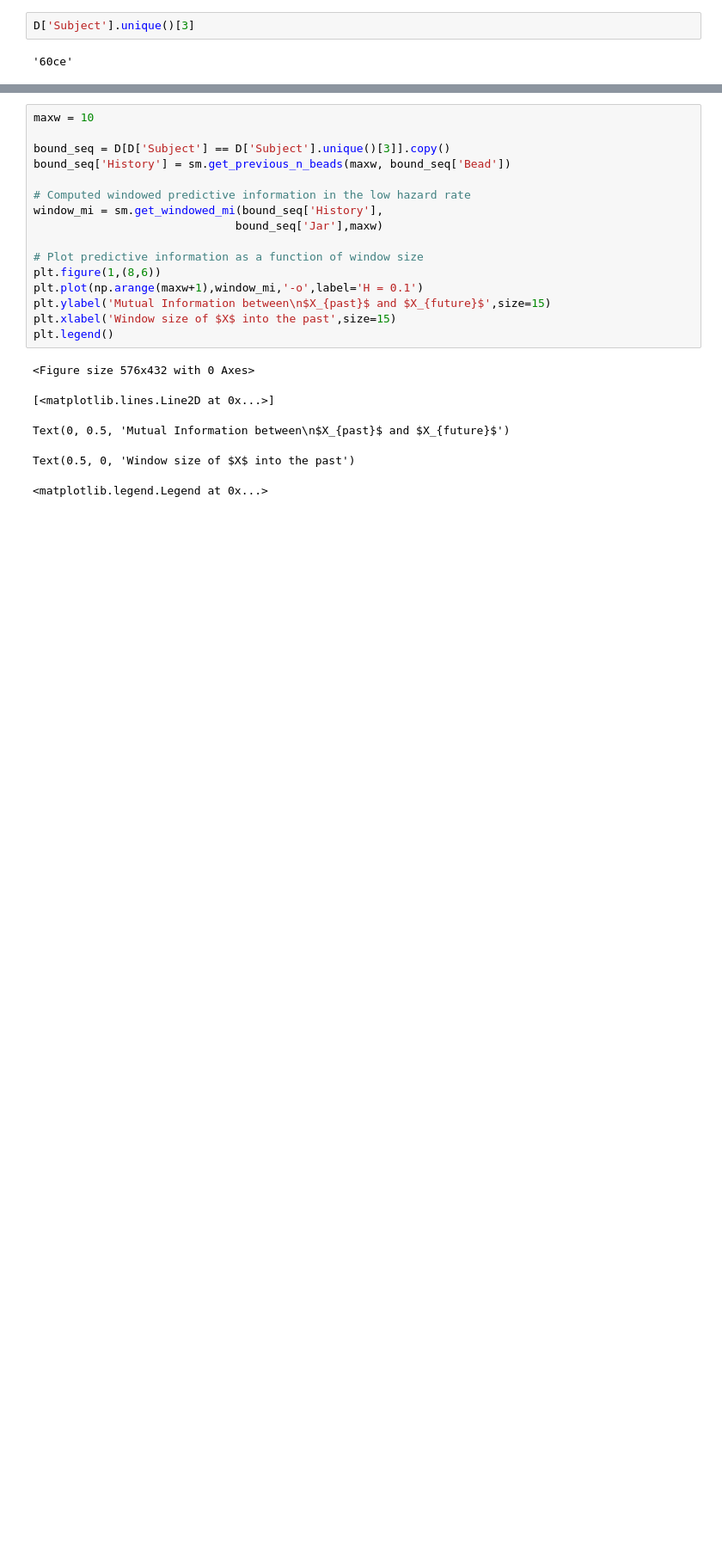
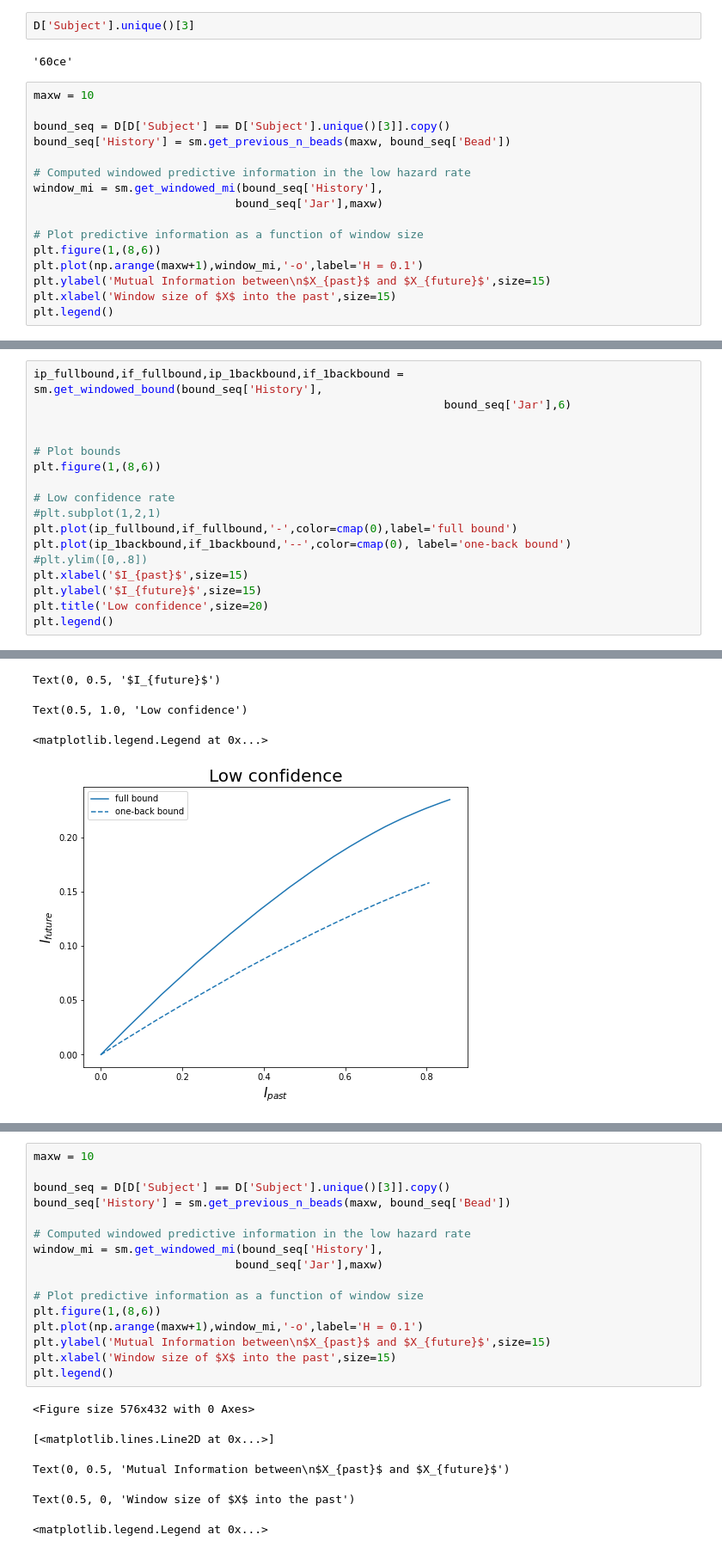
Before and after one commit to vickiew/InformationBottleneckConfidence, a Jupyter notebook: Urn-Confidence/Pilot/IBConfidenceSimulation.ipynb, the cells around one changed output, grey strips where cells are left out. Shown at 86% size. Saved outputs shown, nothing was run; the diff lists cells and outputs as text; blank space fills up the shorter version.

```diff
--- a/Urn-Confidence/Pilot/IBConfidenceSimulation.ipynb
+++ b/Urn-Confidence/Pilot/IBConfidenceSimulation.ipynb
@@ -88,3 +87,19 @@ Ddict = {'none': C_none, 'task': C_task, 'confid': C_confid, 'both': C_both}
 D['Subject'].unique()[3]
 # %% [output]
 '60ce'
+# %%
+maxw = 10
+
+bound_seq = D[D['Subject'] == D['Subject'].unique()[3]].copy()
+bound_seq['History'] = sm.get_previous_n_beads(maxw, bound_seq['Bead'])
+
+# Computed windowed predictive information in the low hazard rate
+window_mi = sm.get_windowed_mi(bound_seq['History'],
+                              bound_seq['Jar'],maxw)
+
+# Plot predictive information as a function of window size
+plt.figure(1,(8,6))
+plt.plot(np.arange(maxw+1),window_mi,'-o',label='H = 0.1')
+plt.ylabel('Mutual Information between\n$X_{past}$ and $X_{future}$',size=15)
+plt.xlabel('Window size of $X$ into the past',size=15)
+plt.legend()
@@ -90,0 +113,18 @@ D['Subject'].unique()[3]
+# %%
+ip_fullbound,if_fullbound,ip_1backbound,if_1backbound = sm.get_windowed_bound(bound_seq['History'],
+                                                             bound_seq['Jar'],6)
+
+
+# Plot bounds
+plt.figure(1,(8,6))
+
+# Low confidence rate
+#plt.subplot(1,2,1)
+plt.plot(ip_fullbound,if_fullbound,'-',color=cmap(0),label='full bound')
+plt.plot(ip_1backbound,if_1backbound,'--',color=cmap(0), label='one-back bound')
+#plt.ylim([0,.8])
+plt.xlabel('$I_{past}$',size=15)
+plt.ylabel('$I_{future}$',size=15)
+plt.title('Low confidence',size=20)
+plt.legend()
+# %% [output]
@@ -90,0 +135,4 @@ D['Subject'].unique()[3]
+Text(0, 0.5, '$I_{future}$')
+Text(0.5, 1.0, 'Low confidence')
+<matplotlib.legend.Legend at 0x...>
+[figure, added]
```
Also changed, not shown: parts of 43 cells of this notebook.
